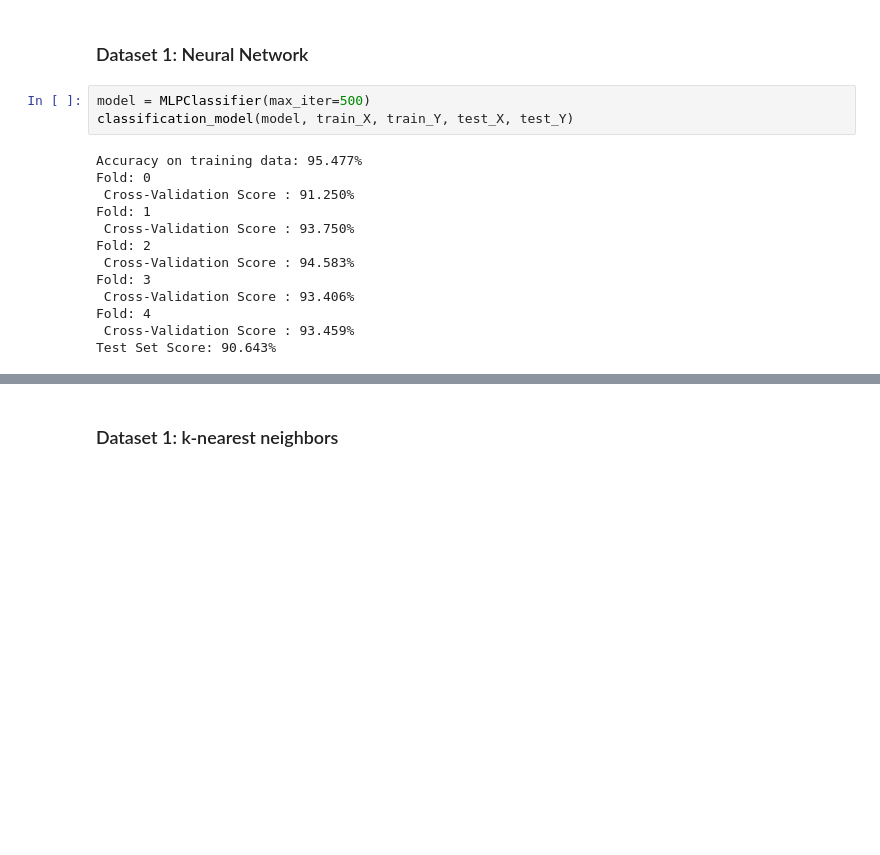
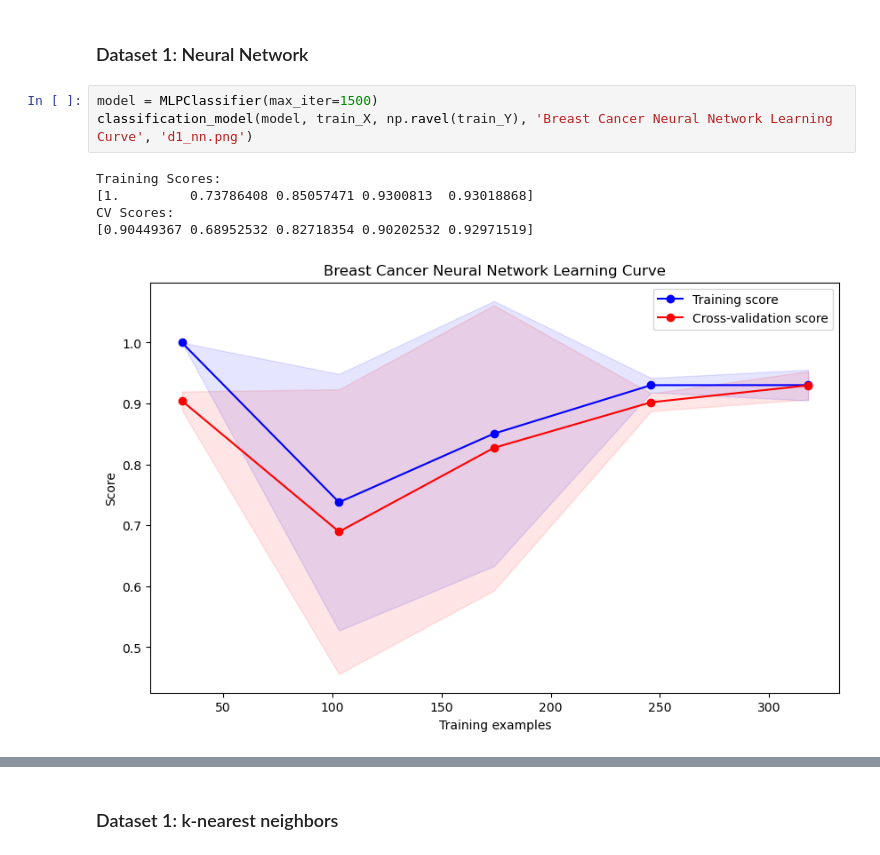
Before and after one commit to DanielNBach/supervised_learning, a Jupyter notebook: Supervised Learning.ipynb, the cells around one changed output, grey strips where cells are left out. Drawn from its saved outputs; the diff is of its cells as text; blank space fills up the shorter version.

```diff
--- a/Supervised Learning.ipynb
+++ b/Supervised Learning.ipynb
@@ -111,21 +130,14 @@ Test set score with the best model: 90.643%
 # %% [markdown]
 ### Dataset 1: Neural Network
 # %%
-model = MLPClassifier(max_iter=500)
-classification_model(model, train_X, train_Y, test_X, test_Y)
+model = MLPClassifier(max_iter=1500)
+classification_model(model, train_X, np.ravel(train_Y), 'Breast Cancer Neural Network Learning Curve', 'd1_nn.png')
 # %% [output]
-Accuracy on training data: 95.477%
-Fold: 0
- Cross-Validation Score : 91.250%
-Fold: 1
- Cross-Validation Score : 93.750%
-Fold: 2
- Cross-Validation Score : 94.583%
-Fold: 3
- Cross-Validation Score : 93.406%
-Fold: 4
- Cross-Validation Score : 93.459%
-Test Set Score: 90.643%
+Training Scores:
+[1.         0.73786408 0.85057471 0.9300813  0.93018868]
+CV Scores:
+[0.90449367 0.68952532 0.82718354 0.90202532 0.92971519]
+[figure, added]
 # %%
 param_grid = {
     'hidden_layer_sizes': [(50,), (100,), (50, 50), (100, 50)],
```
Also changed, not shown: parts of 24 cells of this notebook, 15 other files.
